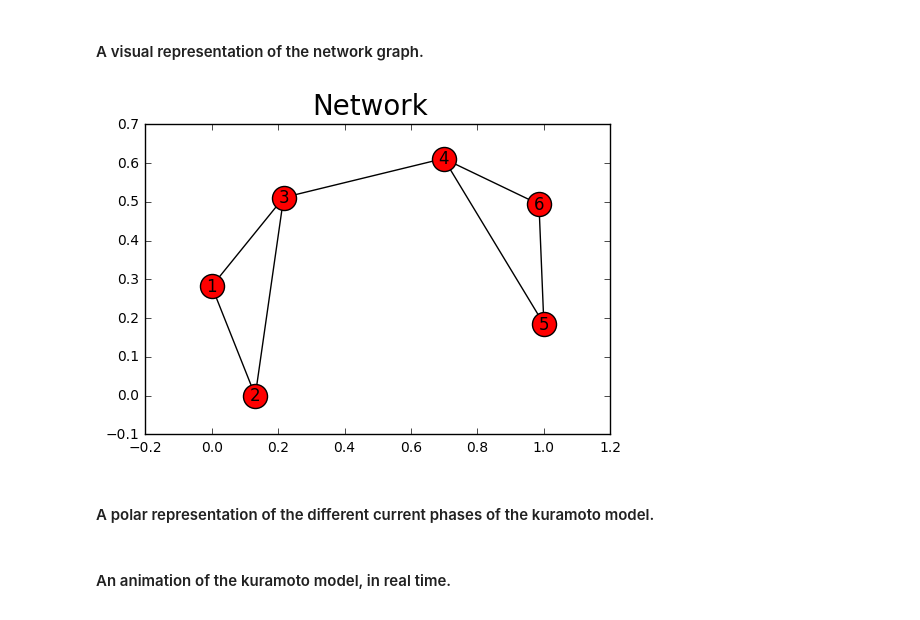
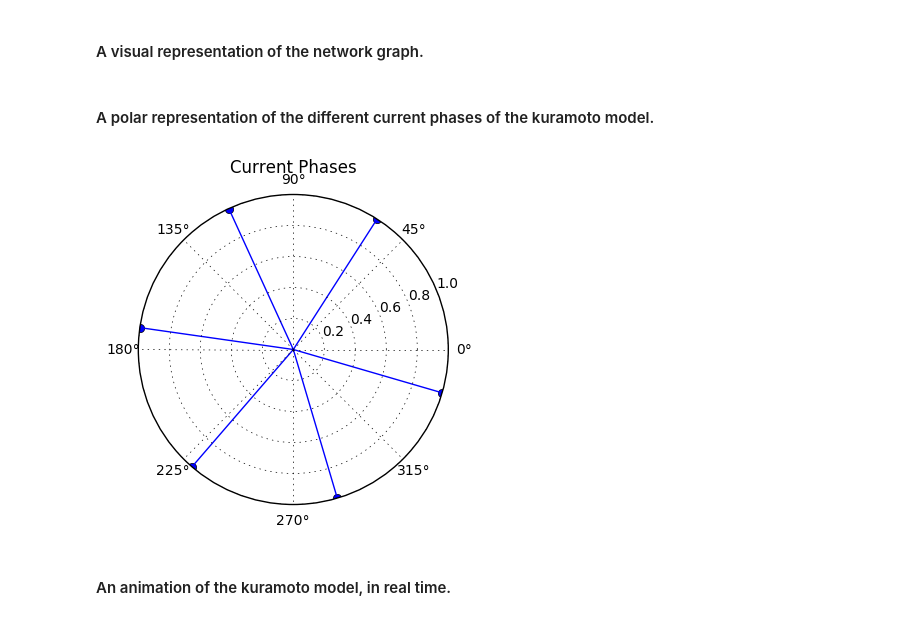
Before and after one commit to virati/KuramotoDBS, a Jupyter notebook: Kuramoto Model.ipynb, the cells around one changed output. Cells and saved outputs as stored; diff of their text form; code cells hidden in the pictures.

```diff
--- a/Kuramoto Model.ipynb
+++ b/Kuramoto Model.ipynb
@@ -77,27 +78,21 @@ A = coherence, B = 1 - coherence
 $
 # %%
 class KModel:
-    def __init__(self,l = 1, u = .2, coh = [1]*7, weights = [1]*7, K = 10, dt = .05):
+    def __init__(self, A, K = 1, dt = .05, coh = [1]*8):
         #Graph representation of network
-        nodes = [1,2,3,4,5,6]
-        self.G = nx.Graph()
-        self.G.add_nodes_from(nodes)
-        self.G.add_edges_from([(1,2),(2,3),(1,3),(3,4),(4,5),(4,6),(5,6)])
-
-        self.states = np.matrix(np.random.uniform(0,2*np.pi,[len(nodes),1])) #memory of phases
-        self.w = np.matrix(np.random.normal(l,u,[len(nodes),1])) #initial intrinsic freq.
+        self.G = nx.from_numpy_matrix(A) #Graph
+        self.states = np.matrix([4,1,3,5,6,2]).T #np.matrix(np.random.uniform(0,2*np.pi,size=(6,1)))# memory of phases
+        self.w = np.matrix([3.0,3.3,3.6,3.9,4.2,4.5]).T#np.matrix(np.random.normal(3,.2,size=(6,1))) #init intrinsic freq.
         self.K = K #Coupling constant
         self.coh = coh #measures of coherence between each edge
-        self.weights = weights
         self.t = 0 #time
         self.dt = dt #time step
 
     #Kuramoto differential equation
     def phase_dev(self,phase):
-        D = (nx.incidence_matrix(self.G, oriented = True)).todense()
-        W = self.edge_w(self.weights)
-        E = self.edge_func(W*D.T)
-        return self.int_frq() - self.K/len(self.G) * D * E
+        D = (nx.incidence_matrix(self.G, oriented = True, weight = 'weight')).todense() #incidence
+        N = np.random.normal(0, 10, [len(D[0]), 1])
+        return self.w - self.K / len(self.G) * D * -self.edge_func(D.T * self.states[:,-1]) #+N
 
     #euler method approximation of behavior
     def euler_step(self):
@@ -132,17 +127,7 @@ class KModel:
             offset = np.arctan(c1/c2)
         return A*np.sin(x+offset)
 
-    #edge weight diagonal matrix
-    def edge_w(self,weights):
-        return np.diag(weights)
-
     #applying function to phase difference for each edge
     def edge_func(self,M):
-        PDiff = M * self.states[:,-1]
-        PDiff = PDiff.tolist()
-        e = [self.coh_func(self.coh[x],PDiff[x][0]) for x in range(0,len(self.coh))]
+        e = [self.coh_func(self.coh[i],M.tolist()[i])[0] for i in range(0,len(self.coh))]
         return np.matrix(e).T
-
-    #function for intrinsic frequencies
-    def int_frq(self):
-        return self.w
@@ -177,26 +187,19 @@ state_course(K)
 # %% [markdown]
 #### A visual representation of the network graph.
-# %%
-K = KModel()
-def K_network(K):
-    fig = plt.figure()
-    fig.suptitle('Network', fontsize=20)
-    nx.draw_networkx(K.G)
-K_network(K)
-# %% [output]
-[figure, removed]
 # %% [markdown]
 #### A polar representation of the different current phases of the kuramoto model.
 # %%
-K = KModel()
+K = KModel(A)
 def phaseplot(K):
     plt.figure()
     ax = plt.subplot(111,projection='polar')
     ax.stem(K.states[:,-1],np.ones(K.states[:,-1].shape))
     ax.set_title('Current Phases')
     ax.set_rmax(1)
     plt.show()
 phaseplot(K)
+# %% [output]
+[figure, added]
 # %% [markdown]
 #### An animation of the kuramoto model, in real time.
 # %%
```
Also changed, not shown: parts of 14 cells of this notebook, 2 other files.
